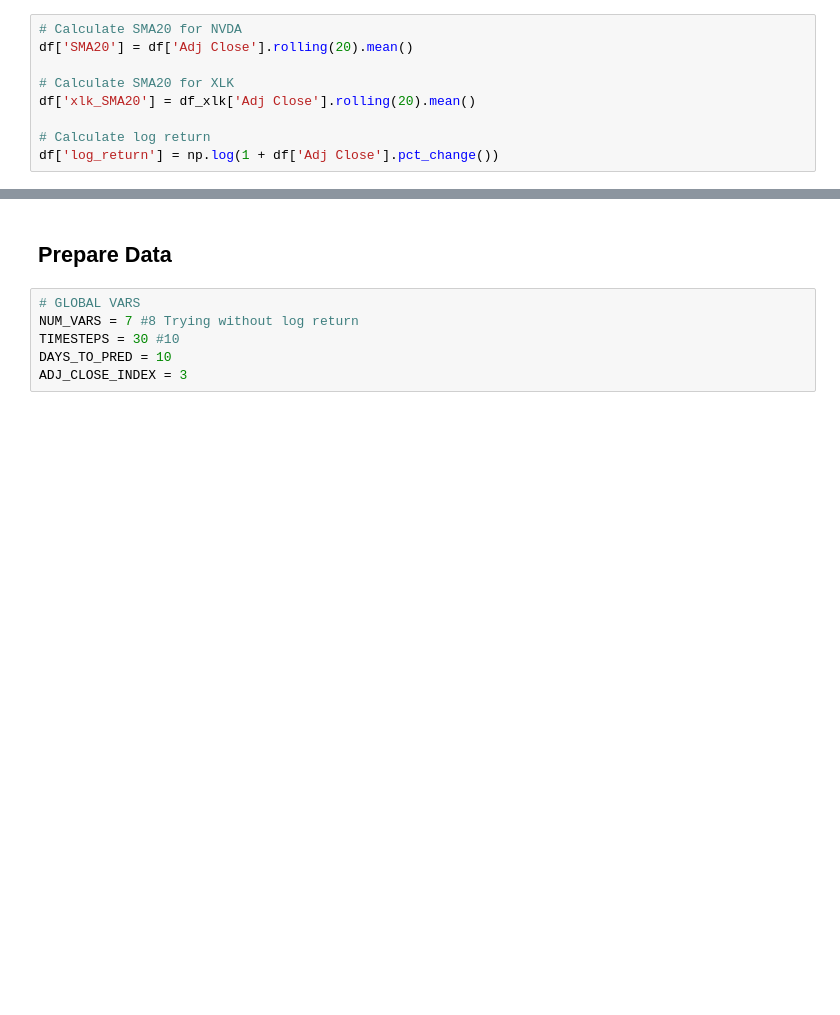
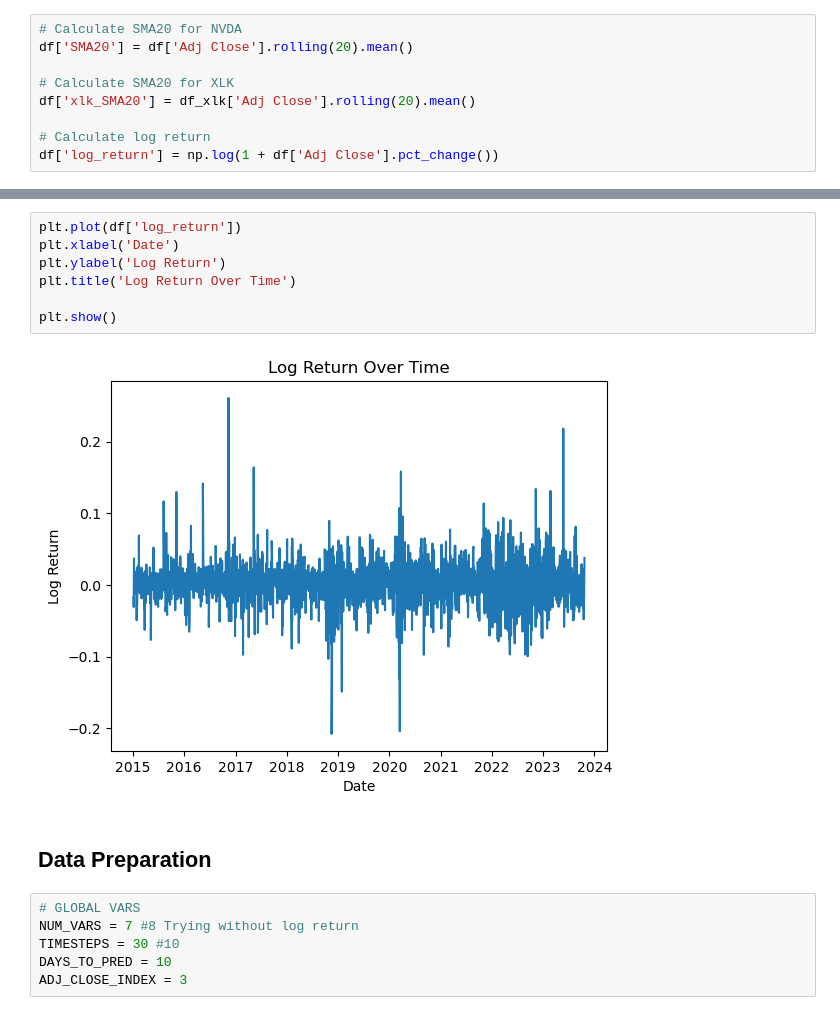
Before and after one commit to raageth/stock-price-prediction, a Jupyter notebook: Impl_1.ipynb, the cells around one changed output, grey strips where cells are left out. Drawn from its saved outputs; the diff is of its cells as text; blank space fills up the shorter version.

```diff
--- a/Impl_1.ipynb
+++ b/Impl_1.ipynb
@@ -67,5 +80,14 @@ Text(0.5, 1.0, 'NVDA vs XLK Price')
+# %%
+plt.plot(df['log_return'])
+plt.xlabel('Date')
+plt.ylabel('Log Return')
+plt.title('Log Return Over Time')
+
+plt.show()
+# %% [output]
+[figure, added]
 # %% [markdown]
-## Prepare Data
+## Data Preparation
 # %%
 # GLOBAL VARS
 NUM_VARS = 7 #8 Trying without log return
```
Also changed, not shown: parts of 15 cells of this notebook, 1 other file.
